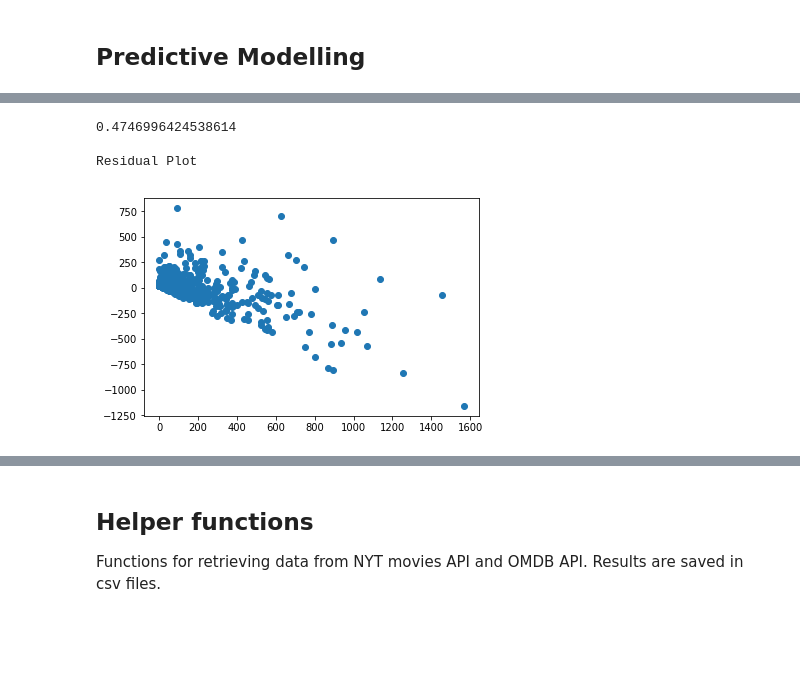
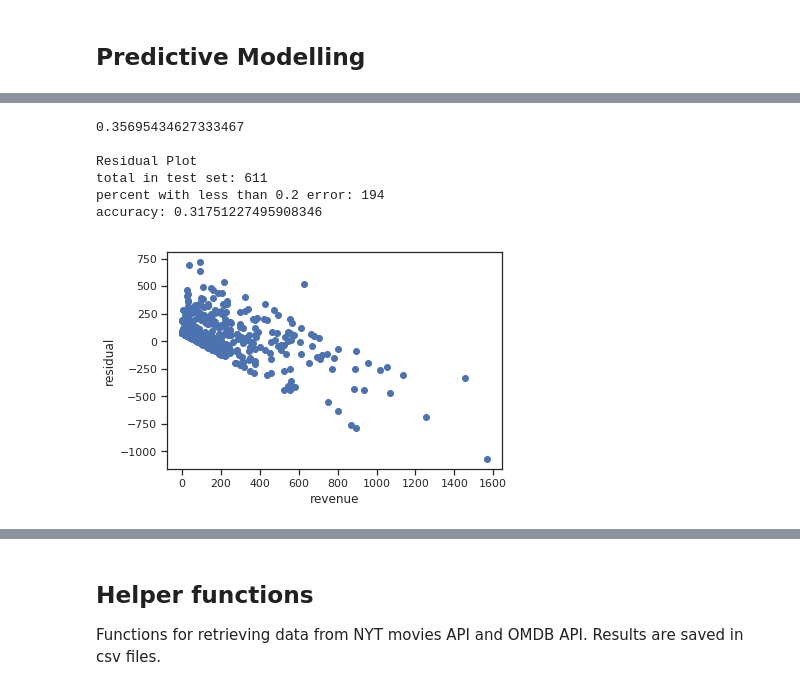
Before and after one commit to stephengou/Predictive-Model-Of-Movie-Revenues, a Jupyter notebook: Predictive_Model_Of_Movie_Revenue.ipynb, the cells around one changed output, grey strips where cells are left out. Drawn from its saved outputs; the diff is of its cells as text; code cells hidden in the pictures; blank space fills up the shorter version.

Commit message:
more nonlinear models training, and analysis report writeup

```diff
--- a/Predictive_Model_Of_Movie_Revenue.ipynb
+++ b/Predictive_Model_Of_Movie_Revenue.ipynb
@@ -515,4 +563,0 @@ Residual Plot
-# %%
-ridge_model = linear_model.Ridge(alpha=0.5)
-ridge_model.fit(x_train,y_train)
-evaluate_model(ridge_model, x_test,y_test)
@@ -528,4 +563,0 @@ Residual Plot
-# %%
-lasso_model = linear_model.Lasso(alpha=0.1,random_state=0)
-lasso_model.fit(x_train,y_train)
-evaluate_model(lasso_model, x_test,y_test)
@@ -541,4 +563,0 @@ Residual Plot
-# %%
-reg_tree_model = DecisionTreeRegressor(random_state=0)
-reg_tree_model.fit(x_train,y_train)
-evaluate_model(reg_tree_model, x_test,y_test)
@@ -547,0 +564,6 @@ Residual Plot
+# %%
+tree_model = DecisionTreeRegressor()
+tree_model.fit(x_train,y_train)
+print(tree_model.score(x_test,y_test))
+evaluate_model(tree_model, x_test,y_test)
+tree.export_graphviz(tree_model, out_file='tree.dot',feature_names = x_train.columns)
@@ -548,10 +578,13 @@ Residual Plot
 # %%
-forest_model = RandomForestRegressor(max_depth=5, random_state=0, n_estimators=100)
-forest_model.fit(x_train,y_train)
-print(forest_model.score(x_test,y_test))
-evaluate_model(forest_model, x_test,y_test)
+ada_model = AdaBoostRegressor()
+ada_model.fit(x_train,y_train)
+print(ada_model.score(x_test,y_test))
+evaluate_model(ada_model, x_test,y_test)
 # %% [output]
-0.4746996424538614
+0.35695434627333467
 
 Residual Plot
+total in test set: 611
+percent with less than 0.2 error: 194
+accuracy: 0.31751227495908346
-[figure, old version]
+[figure, new version]
```
Also changed, not shown: parts of 25 cells of this notebook, 7 other files.
